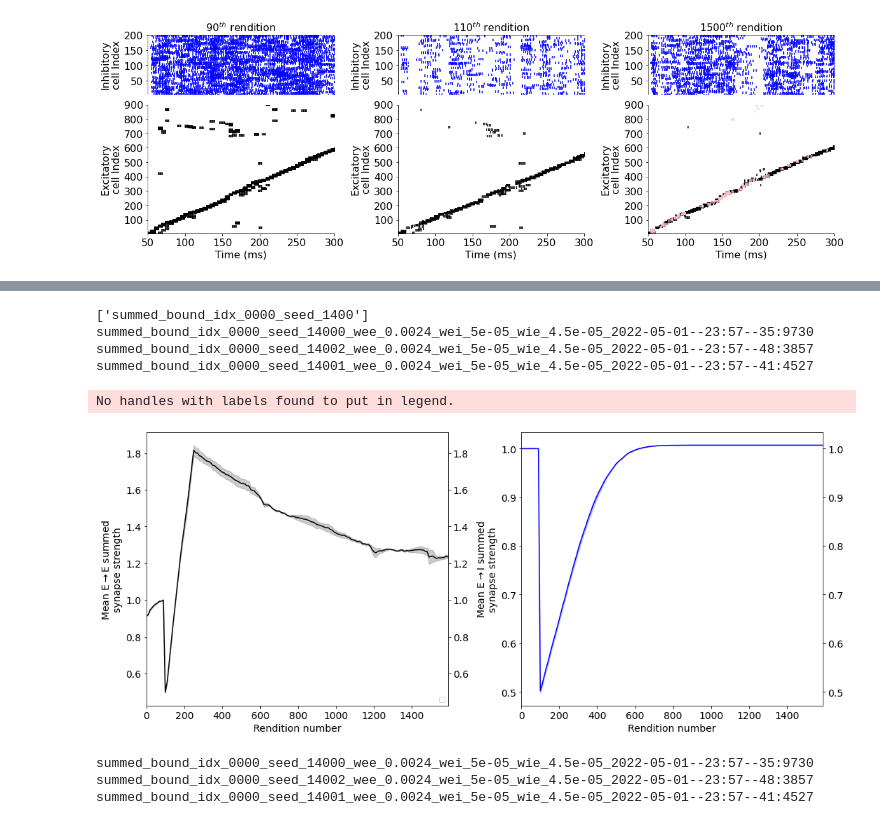
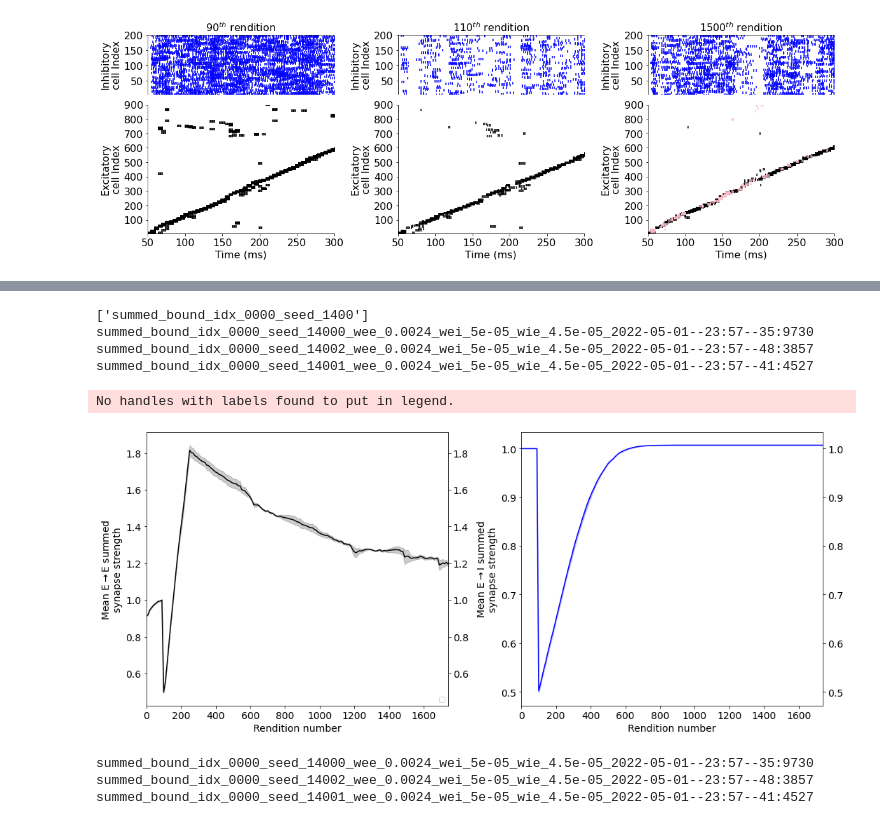
Before and after one commit to davidgbe/synfire_chain_growth, a Jupyter notebook: resilience_project_22_04_13/neurogenesis_+_heterosynaptic_comp_22_04_13/firing_rate_bound_neurogenesis_22_04_20/nb.ipynb, the cells around one changed output, grey strips where cells are left out. Saved outputs shown, nothing was run; the diff lists cells and outputs as text; code cells hidden in the pictures.

```diff
--- a/resilience_project_22_04_13/neurogenesis_+_heterosynaptic_comp_22_04_13/firing_rate_bound_neurogenesis_22_04_20/nb.ipynb
+++ b/resilience_project_22_04_13/neurogenesis_+_heterosynaptic_comp_22_04_13/firing_rate_bound_neurogenesis_22_04_20/nb.ipynb
@@ -514,15 +514,15 @@ def make_figure_2_plot(names, labels, condition_colors, n_exc=450, file_name_ext
 # %%
 make_figure_2_plot([
     ['summed_bound_idx_0000_seed_1400'],
 ], labels=[''] * 4, condition_colors=[('black', 'blue')] * 4,
-timepoints=np.arange(0, 160), offsets=9 * np.ones(4), n_exc=900)
+timepoints=np.arange(0, 175), offsets=9 * np.ones(4), n_exc=900)
 # %% [output]
 ['summed_bound_idx_0000_seed_1400']
 summed_bound_idx_0000_seed_14000_wee_0.0024_wei_5e-05_wie_4.5e-05_2022-05-01--23:57--35:9730
 summed_bound_idx_0000_seed_14002_wee_0.0024_wei_5e-05_wie_4.5e-05_2022-05-01--23:57--48:3857
 summed_bound_idx_0000_seed_14001_wee_0.0024_wei_5e-05_wie_4.5e-05_2022-05-01--23:57--41:4527
 No handles with labels found to put in legend.
-[figure, old version]
+[figure, new version]
 # %%
 def make_timing_precision_graphs(names, timepoints=[600], n_exc=900):
     all_dirs = []
```
Also changed, not shown: parts of 2 cells of this notebook, 2 other files.
